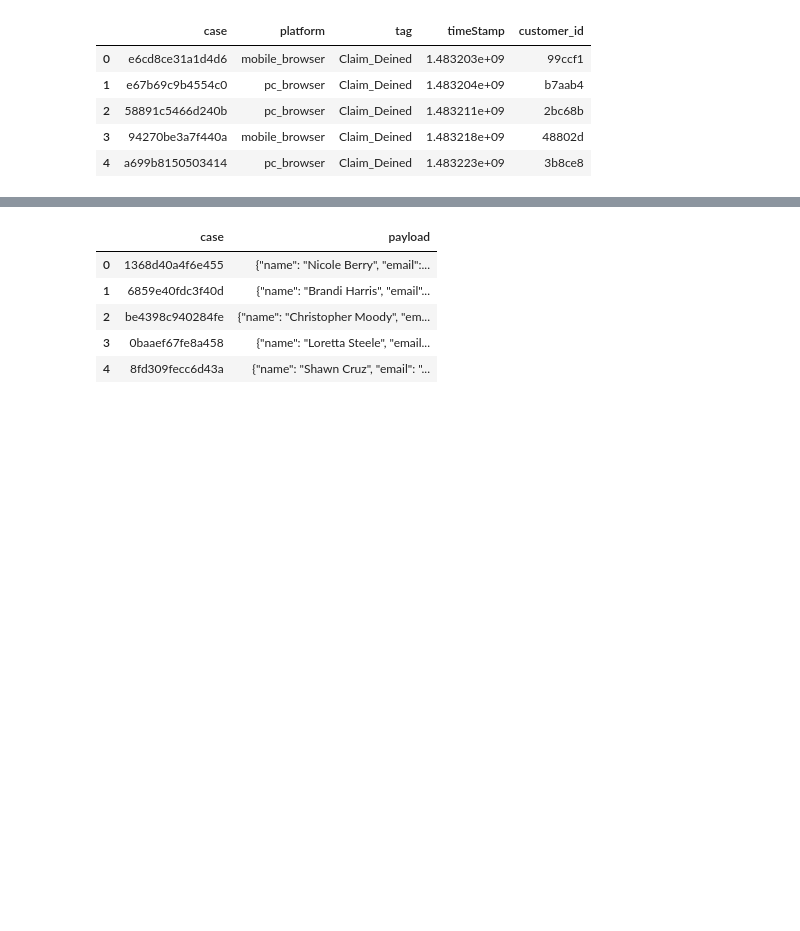
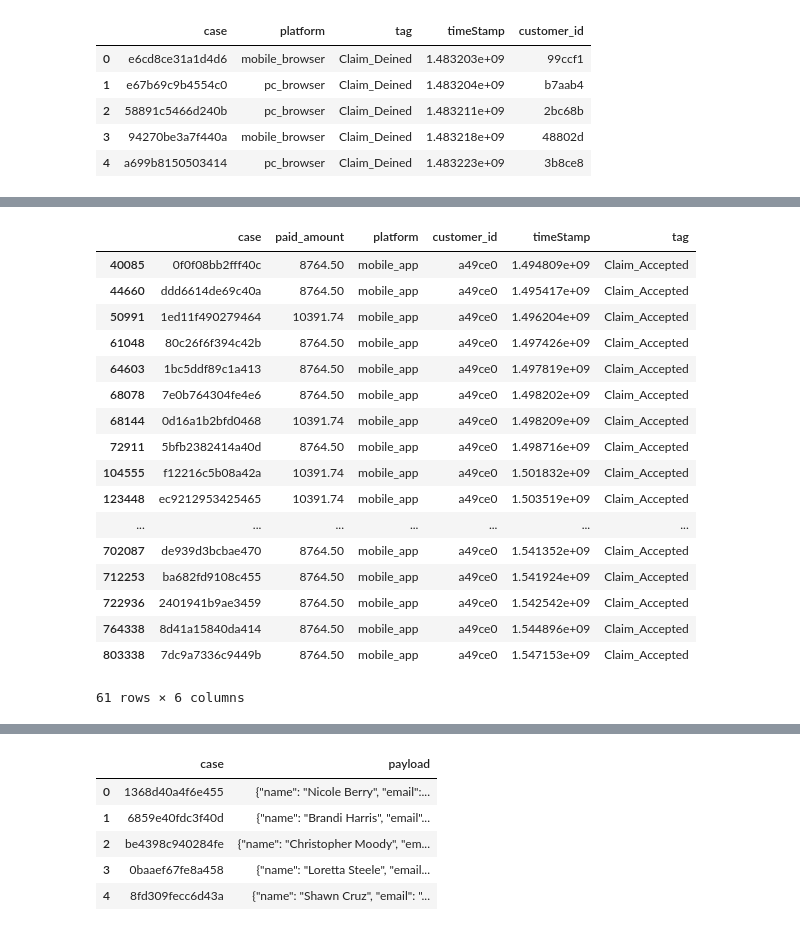
Before and after one commit to jerryUNSW/fraud_detect, a Jupyter notebook: data_cleaning.ipynb, the cells around one changed output, grey strips where cells are left out. Drawn from its saved outputs; the diff is of its cells as text; code cells hidden in the pictures; blank space fills up the shorter version.

```diff
--- a/data_cleaning.ipynb
+++ b/data_cleaning.ipynb
@@ -61,0 +50,21 @@ claim_accepted.head()
+# %%
+claim_accepted[claim_accepted.customer_id=="a49ce0"]
+# %% [output]
+|  | case | paid_amount | platform | customer_id | timeStamp | tag |
+| 40085 | 0f0f08bb2fff40c | 8764.50 | mobile_app | a49ce0 | 1.494809e+09 | Claim_Accepted |
+| 44660 | ddd6614de69c40a | 8764.50 | mobile_app | a49ce0 | 1.495417e+09 | Claim_Accepted |
+| 50991 | 1ed11f490279464 | 10391.74 | mobile_app | a49ce0 | 1.496204e+09 | Claim_Accepted |
+| 61048 | 80c26f6f394c42b | 8764.50 | mobile_app | a49ce0 | 1.497426e+09 | Claim_Accepted |
+| 64603 | 1bc5ddf89c1a413 | 8764.50 | mobile_app | a49ce0 | 1.497819e+09 | Claim_Accepted |
+| 68078 | 7e0b764304fe4e6 | 8764.50 | mobile_app | a49ce0 | 1.498202e+09 | Claim_Accepted |
+| 68144 | 0d16a1b2bfd0468 | 10391.74 | mobile_app | a49ce0 | 1.498209e+09 | Claim_Accepted |
+| 72911 | 5bfb2382414a40d | 8764.50 | mobile_app | a49ce0 | 1.498716e+09 | Claim_Accepted |
+| 104555 | f12216c5b08a42a | 10391.74 | mobile_app | a49ce0 | 1.501832e+09 | Claim_Accepted |
+| 123448 | ec9212953425465 | 10391.74 | mobile_app | a49ce0 | 1.503519e+09 | Claim_Accepted |
+| ... | ... | ... | ... | ... | ... | ... |
+| 702087 | de939d3bcbae470 | 8764.50 | mobile_app | a49ce0 | 1.541352e+09 | Claim_Accepted |
+| 712253 | ba682fd9108c455 | 8764.50 | mobile_app | a49ce0 | 1.541924e+09 | Claim_Accepted |
+| 722936 | 2401941b9ae3459 | 8764.50 | mobile_app | a49ce0 | 1.542542e+09 | Claim_Accepted |
+| 764338 | 8d41a15840da414 | 8764.50 | mobile_app | a49ce0 | 1.544896e+09 | Claim_Accepted |
+| 803338 | 7dc9a7336c9449b | 8764.50 | mobile_app | a49ce0 | 1.547153e+09 | Claim_Accepted |
+61 rows × 6 columns
```
Also changed, not shown: parts of 10 cells of this notebook, 1 other file.
